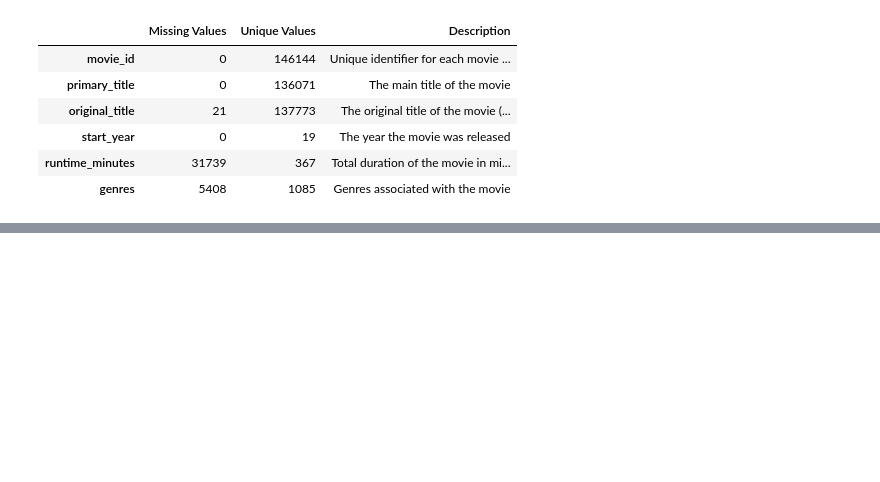
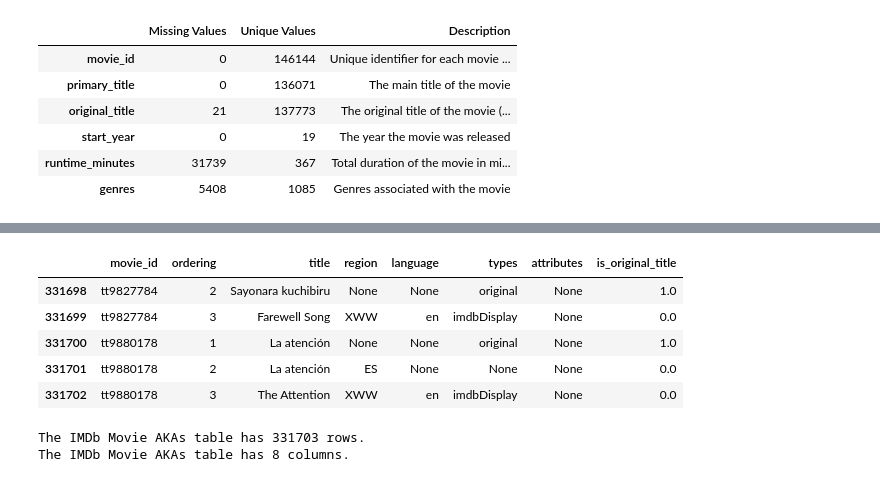
Before and after one commit to StanNjihia/Phase-2-Group-Project-, a Jupyter notebook: Initial_Data_Exploration.ipynb, the cells around one changed output, grey strips where cells are left out. Saved outputs shown, nothing was run; the diff lists cells and outputs as text; code cells hidden in the pictures; blank space fills up the shorter version.

```diff
--- a/Initial_Data_Exploration.ipynb
+++ b/Initial_Data_Exploration.ipynb
@@ -720,0 +1209,17 @@ data_dict
+# %%
+#checking the last 5 rows
+aka_df.tail()
+# %% [output]
+|  | movie_id | ordering | title | region | language | types | attributes | is_original_title |
+| 331698 | tt9827784 | 2 | Sayonara kuchibiru | None | None | original | None | 1.0 |
+| 331699 | tt9827784 | 3 | Farewell Song | XWW | en | imdbDisplay | None | 0.0 |
+| 331700 | tt9880178 | 1 | La atención | None | None | original | None | 1.0 |
+| 331701 | tt9880178 | 2 | La atención | ES | None | None | None | 0.0 |
+| 331702 | tt9880178 | 3 | The Attention | XWW | en | imdbDisplay | None | 0.0 |
+# %%
+# get the shape of the dataframe
+print(f"The IMDb Movie AKAs table has {aka_df.shape[0]} rows.")
+print(f"The IMDb Movie AKAs table has {aka_df.shape[1]} columns.")
+# %% [output]
+The IMDb Movie AKAs table has 331703 rows.
+The IMDb Movie AKAs table has 8 columns.
```
Also changed, not shown: parts of 83 cells of this notebook.
